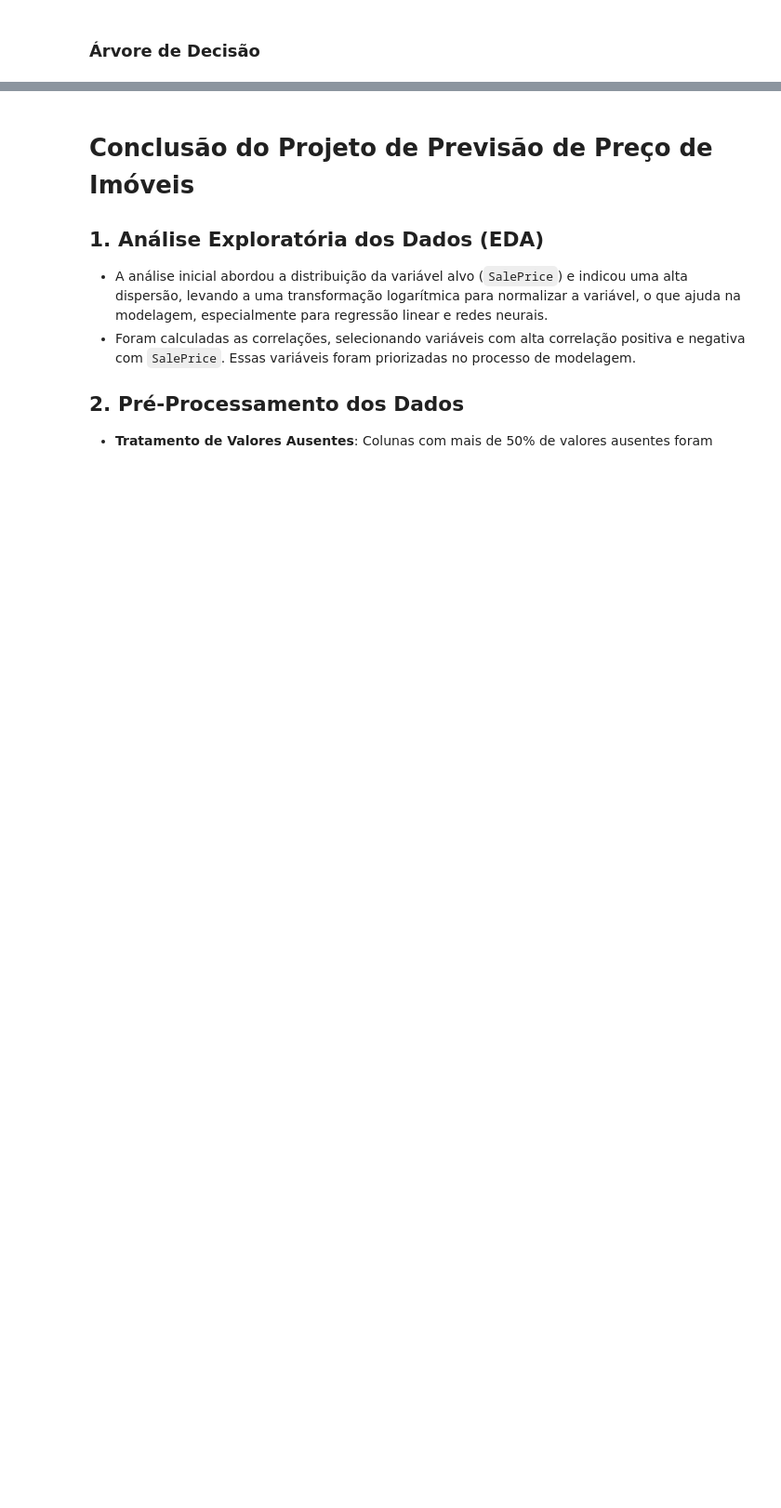
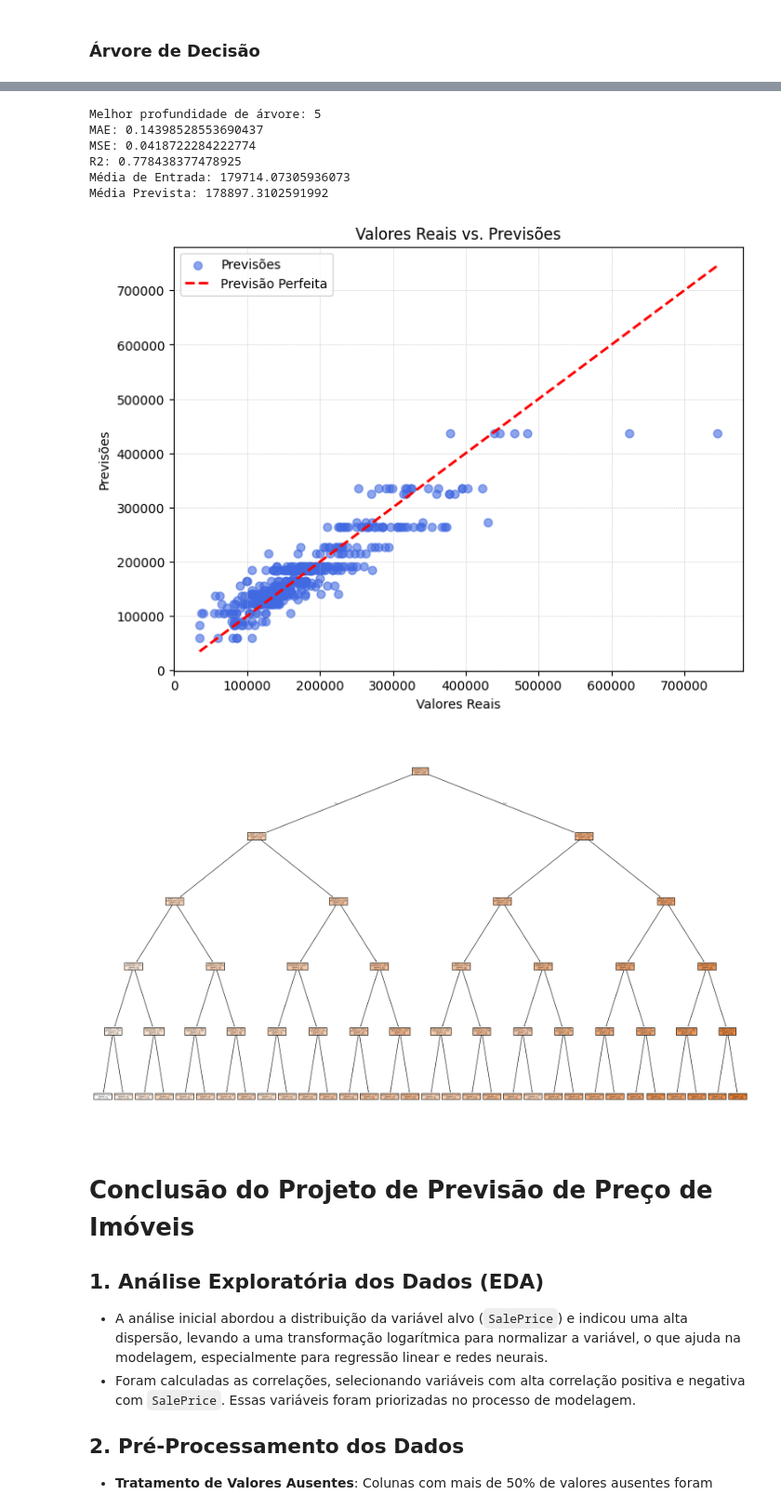
Before and after one commit to Nathan-Rgs/patternRecognition-supervisedLearning, a Jupyter notebook: regression/houses.ipynb, the cells around one changed output, grey strips where cells are left out. Shown at 93% size. Saved outputs shown, nothing was run; the diff lists cells and outputs as text; code cells hidden in the pictures; blank space fills up the shorter version.

Commit message:
feat: optmize tree

```diff
--- a/regression/houses.ipynb
+++ b/regression/houses.ipynb
@@ -481,3 +444,71 @@ Média Prevista: 177949.74769496496
+# %%
+from sklearn.tree import DecisionTreeRegressor, plot_tree
+from pprint import pprint
+
+# Variáveis para armazenar os erros
+train_errors = []
+validation_errors = []
+
+# Teste de profundidades de 1 até 10 (ou mais, dependendo do modelo)
+max_depths = range(1, 11)
+
+for depth in max_depths:
+    # Inicialize o modelo com a profundidade atual
+    regressor = DecisionTreeRegressor(criterion='absolute_error', max_depth=depth)
+    regressor.fit(X_train, y_train)
+
+    # Calcule a perda (erro) no conjunto de treino
+    train_pred = regressor.predict(X_train)
+    train_mse = mean_squared_error(y_train, train_pred)
+    train_errors.append(train_mse)
+
+    # Calcule a perda (erro) no conjunto de validação/teste
+    validation_pred = regressor.predict(X_test)
+    validation_mse = mean_squared_error(y_test, validation_pred)
+    validation_errors.append(validation_mse)
+
+# Encontrar a profundidade com o menor erro de validação
+best_depth = max_depths[validation_errors.index(min(validation_errors))]
+best_validation_mse = min(validation_errors)
+
+# Treinar o modelo final com a profundidade ideal
+best_regressor = DecisionTreeRegressor(criterion='absolute_error', max_depth=best_depth)
+best_regressor.fit(X_train, y_train)
+
+# Avaliar o modelo final com a profundidade ideal no conjunto de teste
+test_predictions = best_regressor.predict(X_test)
+mae = mean_absolute_error(y_test, test_predictions)
+mse = mean_squared_error(y_test, test_predictions)
+r2 = r2_score(y_test, test_predictions)
+
+print(f"Melhor profundidade de árvore: {best_depth}")
+print(f"MAE: {mae}")
+print(f"MSE: {mse}")
+print(f"R2: {r2}")
+
+# Reverter a transformação logarítmica para a escala original
+y_test_original = np.expm1(y_test)
+y_pred_original = np.expm1(test_predictions)
+
+print('Média de Entrada:', y_test_original.mean())
+print('Média Prevista:', y_pred_original.mean())
+
+# Plot real vs. previsto (substitua 'plot_real_vs_predict' pela função adequada)
+plot_real_vs_predicdt(y_test_original, y_pred_original)
+
+# Plot da árvore de decisão com a melhor profundidade
+plt.figure(figsize=(25, 15), dpi=250)  # Aumenta o tamanho e a resolução
+plot_tree(best_regressor, feature_names=X_train.columns, filled=True)
+plt.show()
+# %% [output]
+Melhor profundidade de árvore: 5
+MAE: 0.14398528553690437
+MSE: 0.0418722284222774
+R2: 0.778438377478925
+Média de Entrada: 179714.07305936073
+Média Prevista: 178897.3102591992
+[figure, added]
+[figure, added]
 # %% [markdown]
 # Conclusão do Projeto de Previsão de Preço de Imóveis
 
```
Also changed, not shown: parts of 3 cells of this notebook.
